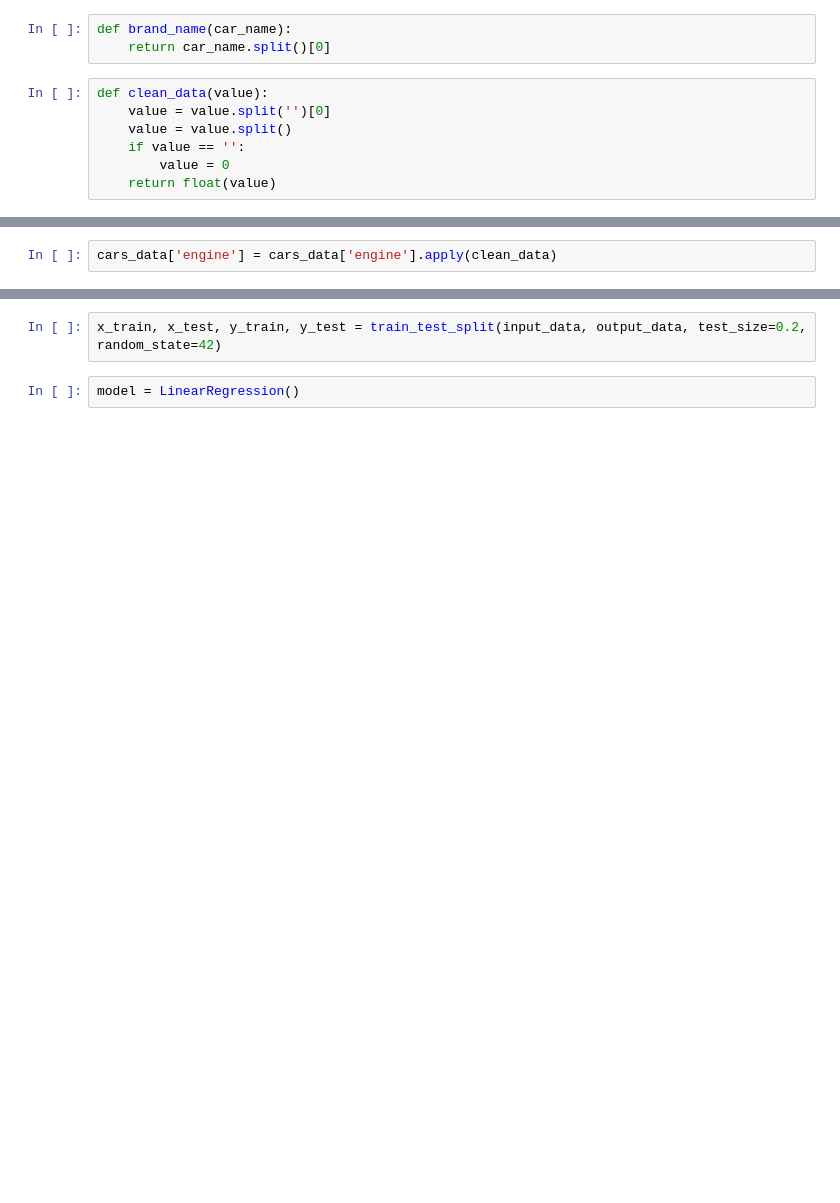
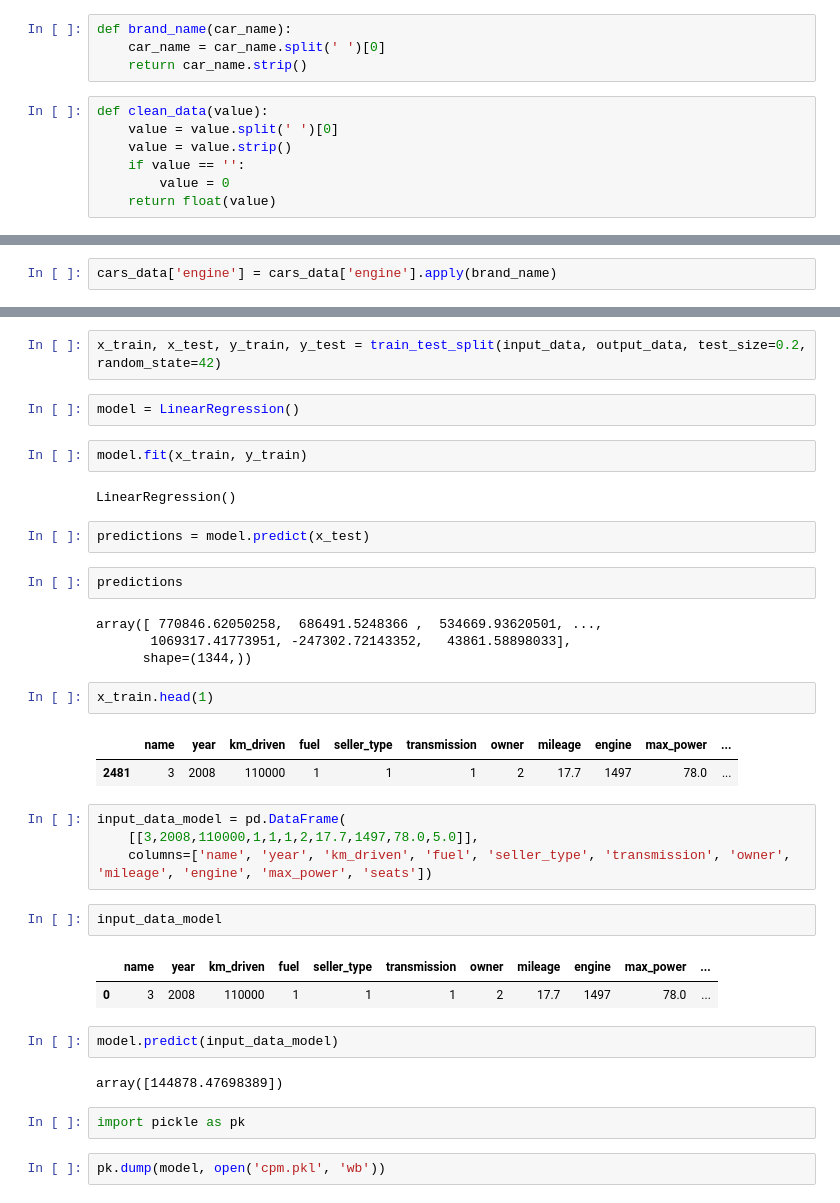
Before and after one commit to hamsa-joshua/ValueGauge-, a Jupyter notebook: test.ipynb, the cells around one changed output, grey strips where cells are left out. Saved outputs shown, nothing was run; the diff lists cells and outputs as text; blank space fills up the shorter version.

Commit message:
test updted

```diff
--- a/test.ipynb
+++ b/test.ipynb
@@ -129,11 +129,12 @@ Unique values in seats
 -------------------------------------------------------------------------
 # %%
 def brand_name(car_name):
-    return car_name.split()[0]
+    car_name = car_name.split(' ')[0]
+    return car_name.strip()
 # %%
 def clean_data(value):
-    value = value.split('')[0]
-    value = value.split()
+    value = value.split(' ')[0]
+    value = value.strip()
     if value == '':
         value = 0
     return float(value)
@@ -158,4 +157,4 @@ ValueError: empty separator
 # %%
 cars_data['max_power'] = cars_data['max_power'].apply(clean_data)
 # %%
-cars_data['engine'] = cars_data['engine'].apply(clean_data)
+cars_data['engine'] = cars_data['engine'].apply(brand_name)
@@ -312,3 +309,37 @@ output_data = cars_data['selling_price']
 x_train, x_test, y_train, y_test = train_test_split(input_data, output_data, test_size=0.2, random_state=42)
 # %%
 model = LinearRegression()
+# %%
+model.fit(x_train, y_train)
+# %% [output]
+LinearRegression()
+# %%
+predictions = model.predict(x_test)
+# %%
+predictions
+# %% [output]
+array([ 770846.62050258,  686491.5248366 ,  534669.93620501, ...,
+       1069317.41773951, -247302.72143352,   43861.58898033],
+      shape=(1344,))
+# %%
+x_train.head(1)
+# %% [output]
+|  | name | year | km_driven | fuel | seller_type | transmission | owner | mileage | engine | max_power | ... |
+| 2481 | 3 | 2008 | 110000 | 1 | 1 | 1 | 2 | 17.7 | 1497 | 78.0 | ... |
+# %%
+input_data_model = pd.DataFrame(
+    [[3,2008,110000,1,1,1,2,17.7,1497,78.0,5.0]],
+    columns=['name', 'year', 'km_driven', 'fuel', 'seller_type', 'transmission', 'owner', 'mileage', 'engine', 'max_power', 'seats'])
+# %%
+input_data_model
+# %% [output]
+|  | name | year | km_driven | fuel | seller_type | transmission | owner | mileage | engine | max_power | ... |
+| 0 | 3 | 2008 | 110000 | 1 | 1 | 1 | 2 | 17.7 | 1497 | 78.0 | ... |
+# %%
+model.predict(input_data_model)
+# %% [output]
+array([144878.47698389])
+# %%
+import pickle as pk
+# %%
+pk.dump(model, open('cpm.pkl', 'wb'))
```
Also changed, not shown: parts of 5 cells of this notebook.
